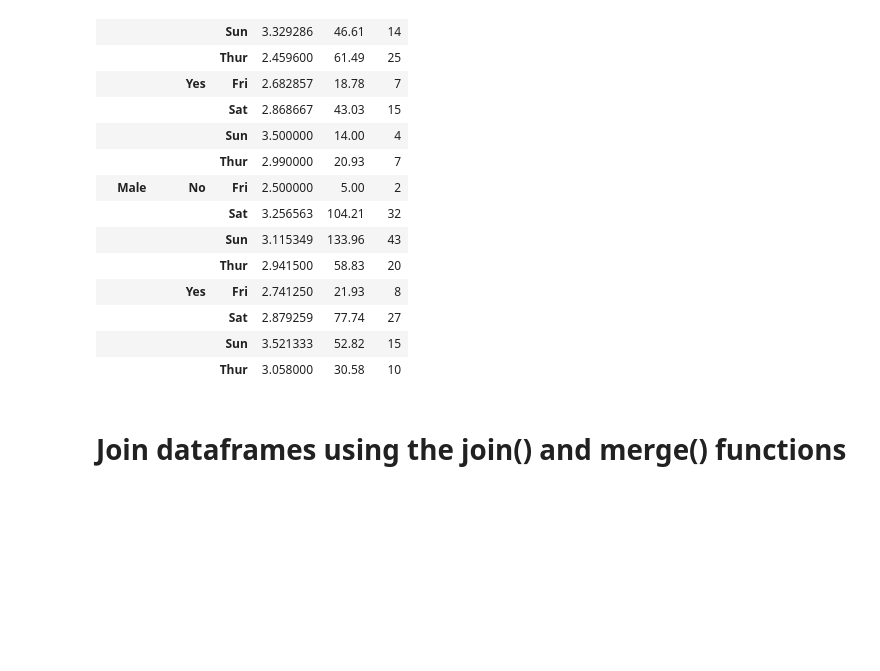
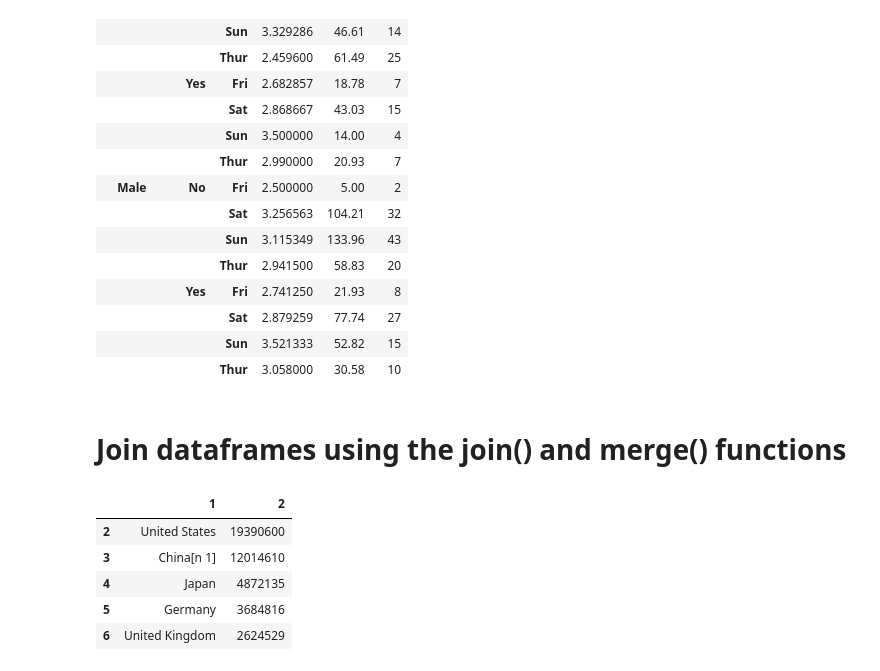
Before and after one commit to sammienjihia/data_science, a Jupyter notebook: pandas_vs_sql.ipynb, the cells around one changed output. Cells and saved outputs as stored; diff of their text form; code cells hidden in the pictures; blank space fills up the shorter version.

```diff
--- a/pandas_vs_sql.ipynb
+++ b/pandas_vs_sql.ipynb
@@ -514,3 +514,22 @@ pd_data.groupby(['sex', 'smoker', 'day']).agg({'tip':[np.mean, np.sum], 'day':np
 |  |  | Thur | 3.058000 | 30.58 | 10 |
 # %% [markdown]
 # Join dataframes using the join() and merge() functions
+# %%
+countries_GDP = pd.read_html('https://en.wikipedia.org/wiki/List_of_countries_by_GDP_(nominal)')
+
+countries_LE = pd.read_html('https://en.wikipedia.org/wiki/List_of_countries_by_life_expectancy')
+
+
+#print(countries_GDP[2][[1,2]][2:])
+
+pd_countriesGDP = countries_GDP[2][[1,2]][2:]
+pd_countriesLE = countries_LE[2][[1,2]][1:]
+# %%
+pd_countriesGDP.head()
+# %% [output]
+|  | 1 | 2 |
+| 2 | United States | 19390600 |
+| 3 | China[n 1] | 12014610 |
+| 4 | Japan | 4872135 |
+| 5 | Germany | 3684816 |
+| 6 | United Kingdom | 2624529 |
```
Also changed, not shown: parts of 5 cells of this notebook, 6 other files.
